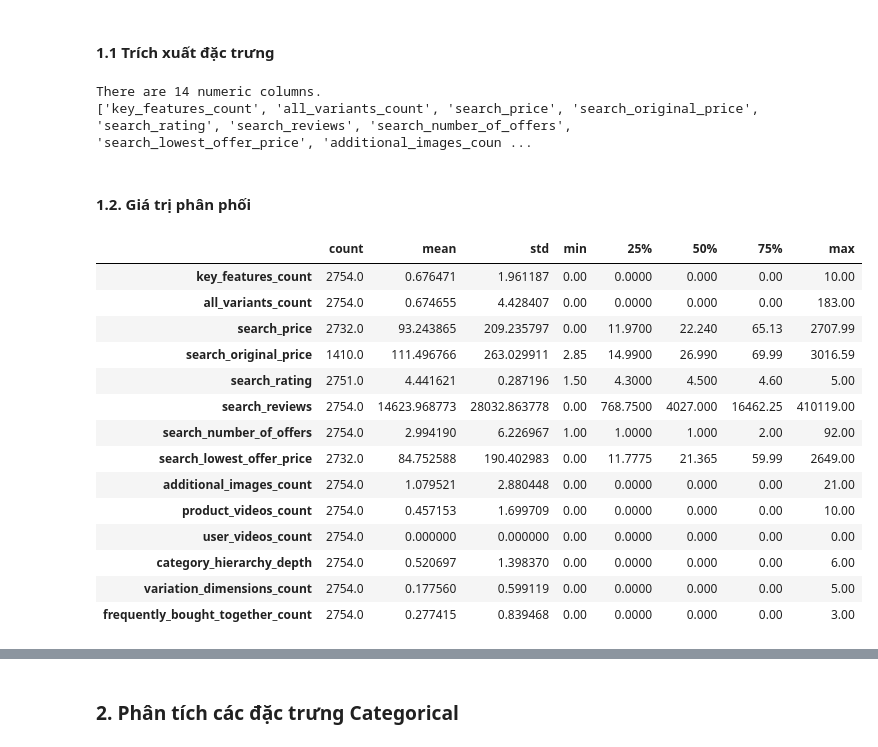
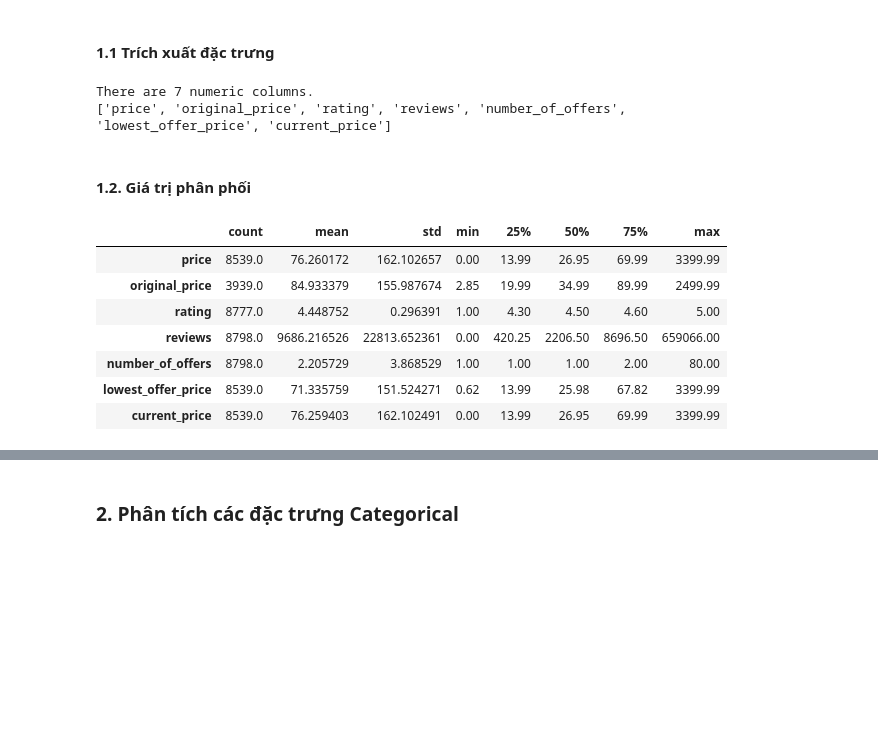
Before and after one commit to Hutaph/LAB01_Data_Visualization, a Jupyter notebook: notebook/data_exploration.ipynb, the cells around one changed output, grey strips where cells are left out. Saved outputs shown, nothing was run; the diff lists cells and outputs as text; code cells hidden in the pictures; blank space fills up the shorter version.

```diff
--- a/notebook/data_exploration.ipynb
+++ b/notebook/data_exploration.ipynb
@@ -11,7 +11,7 @@ import matplotlib.pyplot as plt
 import seaborn as sns
 import missingno as msno
 # %%
-path = "../data/amazon_crawl/amazon_products_US_20260321_231510.csv"
+path = "../data/amazon_crawl/amazon_products_US_20260324_231228.csv"
 try:
     df = pd.read_csv(path)
     print("[SUCCESS]: Loading dataset successful")
@@ -106,0 +138,2 @@ Có 89 dòng trùng lặp, sẽ tiến hành xóa các dòng trùng lặp này.
+# %%
+df = df.drop_duplicates()
@@ -111,14 +148,22 @@ Khi quan sát dữ liệu ban đầu, có thể thấy nhiều cột xuất hi
 # %%
 df = df.replace(["[]", "{}", ""], np.nan)
 zero_missing_cols = 0
+list_missing_values = []
 
 for col in df.columns:
     missing_count = df[col].isnull().sum()
-    missing_percentage = (missing_count / len(df)) * 100
-    print(f"'{col}': {missing_percentage:.2f}%")
-
+    missing_percentage = (missing_count / df.shape[0]) * 100
+    list_missing_values.append({
+        "Feature": col,
+        "Missing": missing_count,
+        "Percentage": f"{missing_percentage:.2f}%"
+    })
     if missing_percentage > 85:
         zero_missing_cols += 1
 
+df_missing_values = pd.DataFrame(list_missing_values)
+df_missing_values = df_missing_values.sort_values(by="Missing", ascending=False)
+print(df_missing_values)
+
 print(f"Number of columns with more than 85% missing values: {zero_missing_cols}")
 # %% [output]
@@ -171,27 +296,19 @@ numeric_cols = df.select_dtypes(include=[np.number]).columns.tolist()
 print(f"There are {len(numeric_cols)} numeric columns.")
 print(numeric_cols)
 # %% [output]
-There are 14 numeric columns.
-['key_features_count', 'all_variants_count', 'search_price', 'search_original_price', 'search_rating', 'search_reviews', 'search_number_of_offers', 'search_lowest_offer_price', 'additional_images_coun ...
+There are 7 numeric columns.
+['price', 'original_price', 'rating', 'reviews', 'number_of_offers', 'lowest_offer_price', 'current_price']
 # %% [markdown]
 #### 1.2. Giá trị phân phối
 # %%
-df_2 = df[numeric_cols].copy()
-df_2.describe().T
+df.describe().T
 # %% [output]
 |  | count | mean | std | min | 25% | 50% | 75% | max |
-| key_features_count | 2754.0 | 0.676471 | 1.961187 | 0.00 | 0.0000 | 0.000 | 0.00 | 10.00 |
-| all_variants_count | 2754.0 | 0.674655 | 4.428407 | 0.00 | 0.0000 | 0.000 | 0.00 | 183.00 |
-| search_price | 2732.0 | 93.243865 | 209.235797 | 0.00 | 11.9700 | 22.240 | 65.13 | 2707.99 |
-| search_original_price | 1410.0 | 111.496766 | 263.029911 | 2.85 | 14.9900 | 26.990 | 69.99 | 3016.59 |
-| search_rating | 2751.0 | 4.441621 | 0.287196 | 1.50 | 4.3000 | 4.500 | 4.60 | 5.00 |
-| search_reviews | 2754.0 | 14623.968773 | 28032.863778 | 0.00 | 768.7500 | 4027.000 | 16462.25 | 410119.00 |
-| search_number_of_offers | 2754.0 | 2.994190 | 6.226967 | 1.00 | 1.0000 | 1.000 | 2.00 | 92.00 |
-| search_lowest_offer_price | 2732.0 | 84.752588 | 190.402983 | 0.00 | 11.7775 | 21.365 | 59.99 | 2649.00 |
-| additional_images_count | 2754.0 | 1.079521 | 2.880448 | 0.00 | 0.0000 | 0.000 | 0.00 | 21.00 |
-| product_videos_count | 2754.0 | 0.457153 | 1.699709 | 0.00 | 0.0000 | 0.000 | 0.00 | 10.00 |
-| user_videos_count | 2754.0 | 0.000000 | 0.000000 | 0.00 | 0.0000 | 0.000 | 0.00 | 0.00 |
-| category_hierarchy_depth | 2754.0 | 0.520697 | 1.398370 | 0.00 | 0.0000 | 0.000 | 0.00 | 6.00 |
-| variation_dimensions_count | 2754.0 | 0.177560 | 0.599119 | 0.00 | 0.0000 | 0.000 | 0.00 | 5.00 |
-| frequently_bought_together_count | 2754.0 | 0.277415 | 0.839468 | 0.00 | 0.0000 | 0.000 | 0.00 | 3.00 |
+| price | 8539.0 | 76.260172 | 162.102657 | 0.00 | 13.99 | 26.95 | 69.99 | 3399.99 |
+| original_price | 3939.0 | 84.933379 | 155.987674 | 2.85 | 19.99 | 34.99 | 89.99 | 2499.99 |
+| rating | 8777.0 | 4.448752 | 0.296391 | 1.00 | 4.30 | 4.50 | 4.60 | 5.00 |
+| reviews | 8798.0 | 9686.216526 | 22813.652361 | 0.00 | 420.25 | 2206.50 | 8696.50 | 659066.00 |
+| number_of_offers | 8798.0 | 2.205729 | 3.868529 | 1.00 | 1.00 | 1.00 | 2.00 | 80.00 |
+| lowest_offer_price | 8539.0 | 71.335759 | 151.524271 | 0.62 | 13.99 | 25.98 | 67.82 | 3399.99 |
+| current_price | 8539.0 | 76.259403 | 162.102491 | 0.00 | 13.99 | 26.95 | 69.99 | 3399.99 |
 # %% [markdown]
```
Also changed, not shown: parts of 24 cells of this notebook.
